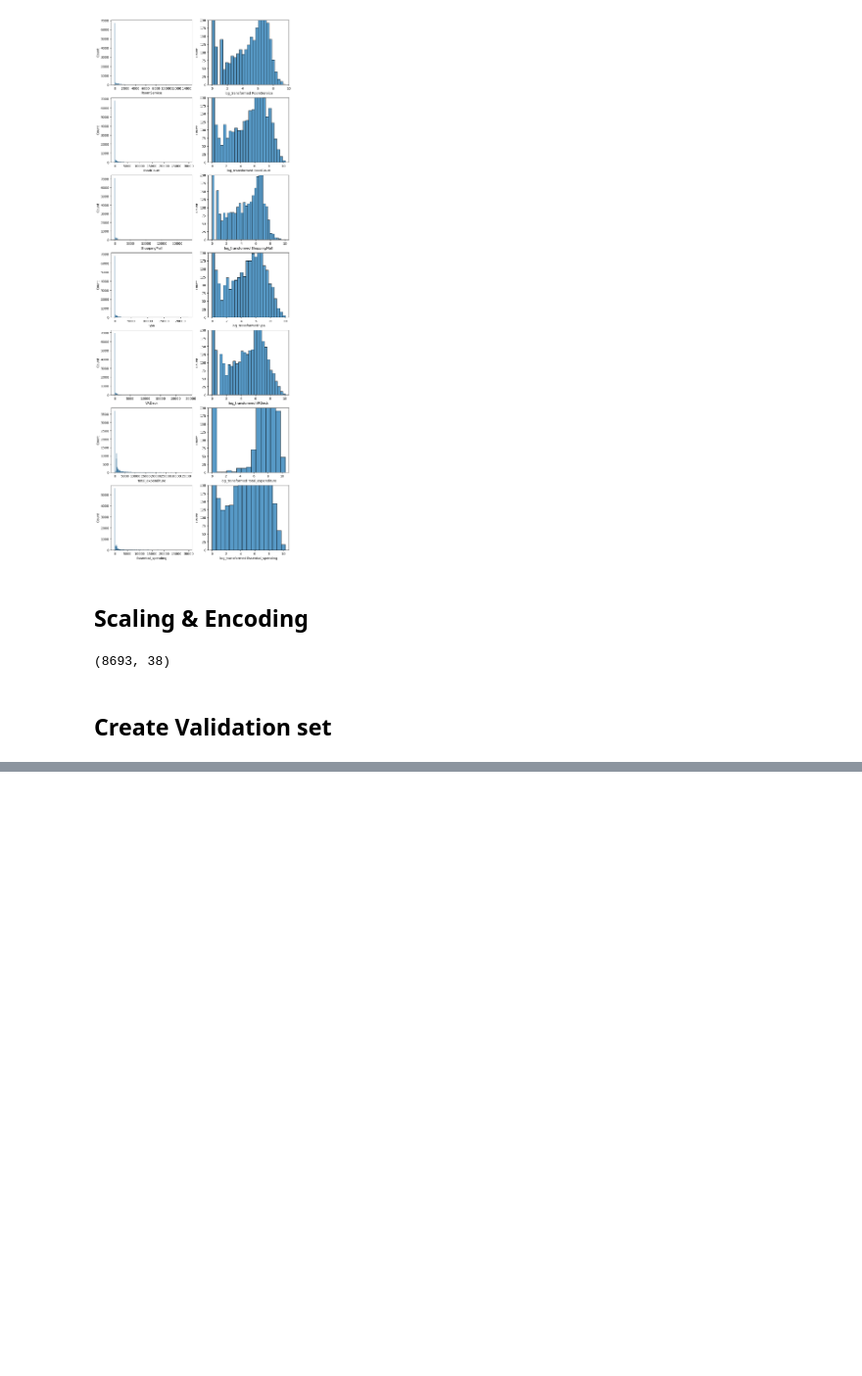
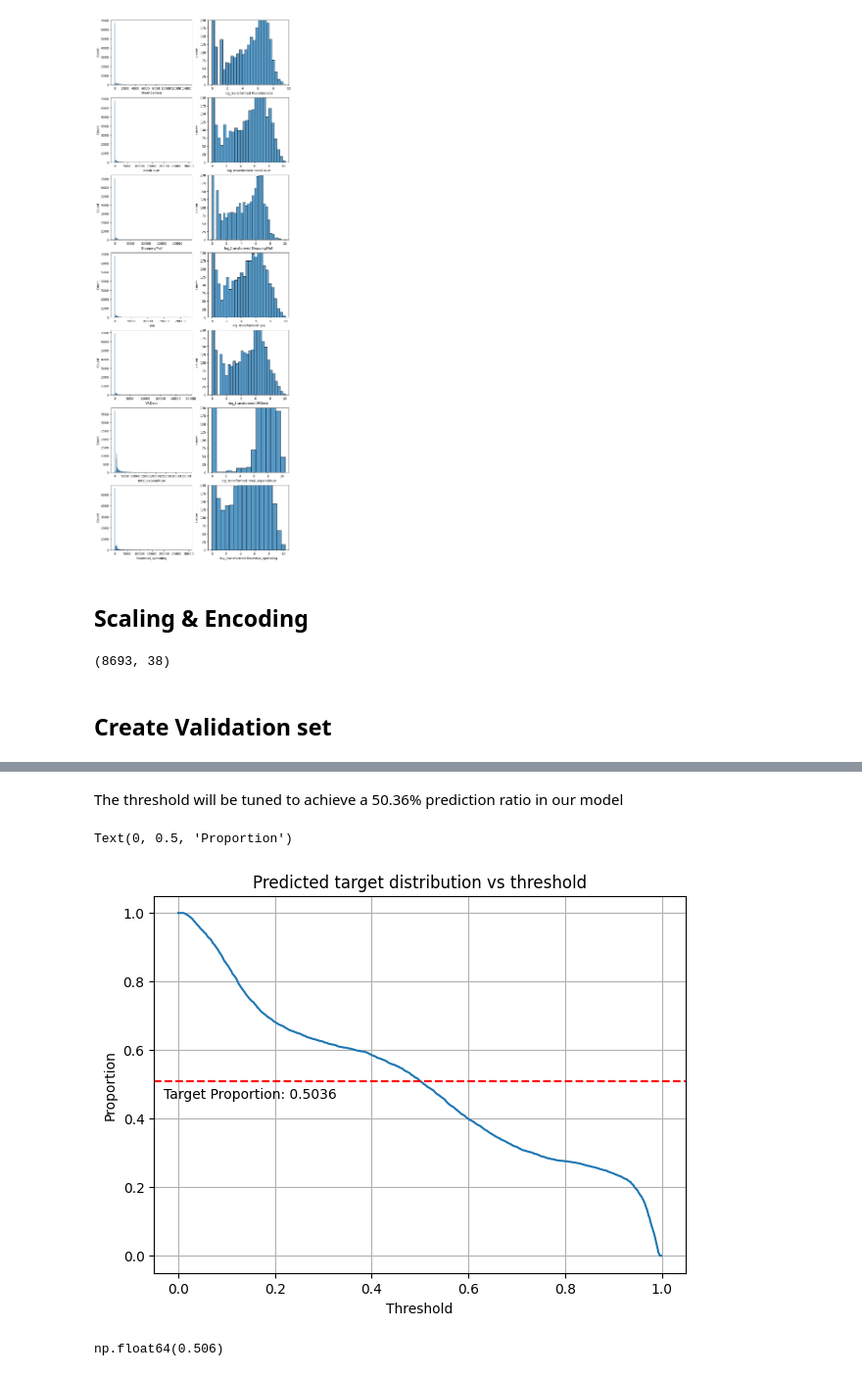
Before and after one commit to bina02/kaggle-Spaceship-titanic, a Jupyter notebook: main.ipynb, the cells around one changed output, grey strips where cells are left out. Shown at 98% size. Drawn from its saved outputs; the diff is of its cells as text; code cells hidden in the pictures; blank space fills up the shorter version.

```diff
--- a/main.ipynb
+++ b/main.ipynb
@@ -1235,3 +1294,6 @@ bef: 310, aft: 0
+# %%
+# family size of family size is 0
+data.loc[data['Family_size'] > 100, 'Family_size'] = 0
 # %% [markdown]
 ## Check Missing values
 # %%
@@ -1323,0 +1593,27 @@ X_train, X_val, y_train, y_val = train_test_split(X_train, y_train, stratify=y_t
+# %% [markdown]
+The threshold will be tuned to achieve a 50.36% prediction ratio in our model
+# %%
+ratios = []
+thresholds = np.arange(0, 1, 0.001)
+for threshold in thresholds:
+    ratio = (preds > threshold).mean()
+    ratios.append(ratio)
+
+fig = plt.figure(figsize=(7,5))
+plt.plot(thresholds, ratios)
+
+plt.grid(True)
+plt.axhline(model_ratio, color='r', linestyle='--')
+plt.text(-0.03, 0.46, 'Target Proportion: 0.5036')
+plt.title('Predicted target distribution vs threshold')
+plt.xlabel('Threshold')
+plt.ylabel('Proportion')
+# %% [output]
+Text(0, 0.5, 'Proportion')
+[figure, added]
+# %%
+diffs = [np.abs(r - goal_ratio) for r in ratios]
+best_threshold = thresholds[np.argmin(diffs)]
+best_threshold
+# %% [output]
+np.float64(0.506)
```
Also changed, not shown: parts of 42 cells of this notebook, 4 other files.
